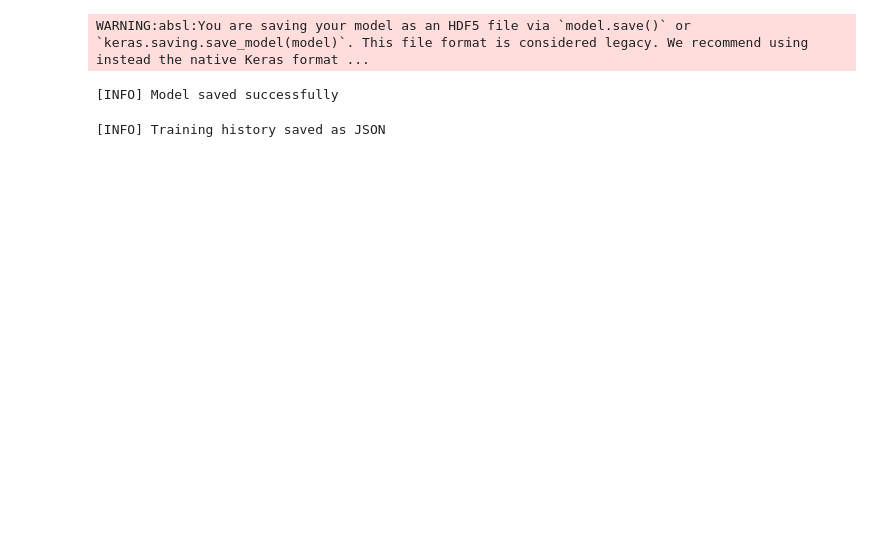
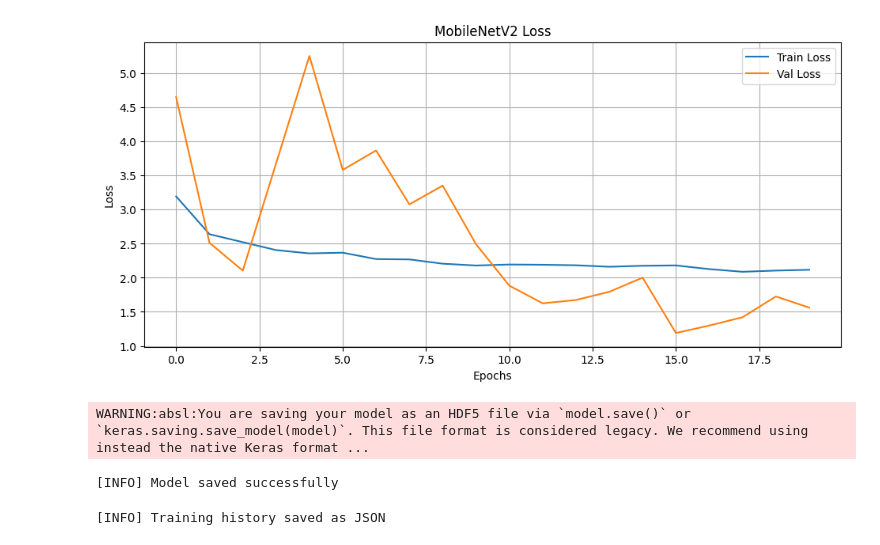
Before and after one commit to Mahaburalam/BOT2Vision-automated-hand-drawn-shapes-scoring, a Jupyter notebook: deep_learning/MobileNetV2.ipynb, the cells around one changed output. Cells and saved outputs as stored; diff of their text form; code cells hidden in the pictures; blank space fills up the shorter version.

```diff
--- a/deep_learning/MobileNetV2.ipynb
+++ b/deep_learning/MobileNetV2.ipynb
@@ -32,6 +23,7 @@ IMG_SIZE = 128
 DATA_PATH = "../Data/Scores"
 BATCH_SIZE = 32
 EPOCHS = 20
+LEARNING_RATE = 0.001
 # %%
 # Load Dataset
 X, y, class_names = [], [], []
@@ -132,0 +165,23 @@ Model: "sequential_1"
+# %%
+# Callbacks
+callbacks = [
+    EarlyStopping(
+        monitor='val_accuracy',
+        patience=10,
+        restore_best_weights=True,
+        verbose=1
+    ),
+    ReduceLROnPlateau(
+        monitor='val_loss',
+        factor=0.5,
+        patience=5,
+        min_lr=1e-7,
+        verbose=1
+    ),
+    ModelCheckpoint(
+        './best_model.h5',
+        monitor='val_accuracy',
+        save_best_only=True,
+        verbose=1
+    )
+]
@@ -240,3 +328,16 @@ plt.show()
+# %%
+# Plot Loss
+plt.figure(figsize=(25, 5))
+plt.subplot(1, 2, 2)
+plt.plot(history.history['loss'], label='Train Loss')
+plt.plot(history.history['val_loss'], label='Val Loss')
+plt.title('MobileNetV2 Loss')
+plt.xlabel('Epochs')
+plt.ylabel('Loss')
+plt.legend()
+plt.grid(True)
+# %% [output]
+[figure, added]
 # %%
 # Save Model
 SAVE_DIR = "./model_outputs/mobileNetV2"
```
Also changed, not shown: parts of 18 cells of this notebook, 14 other files.
